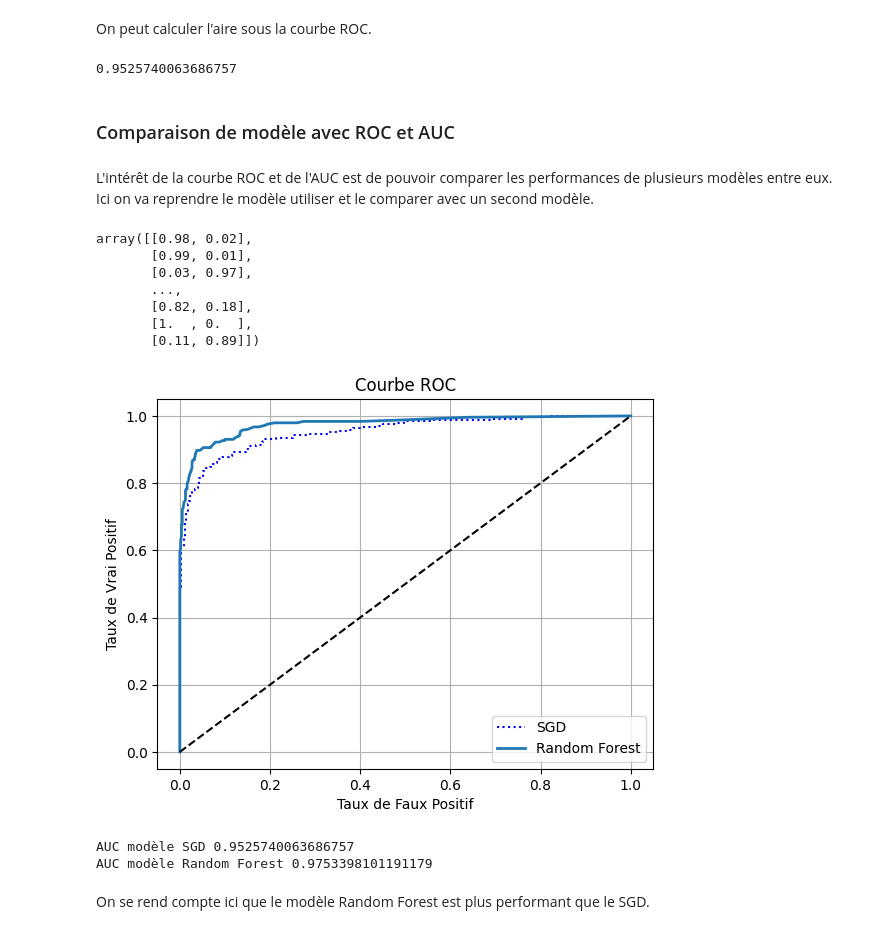
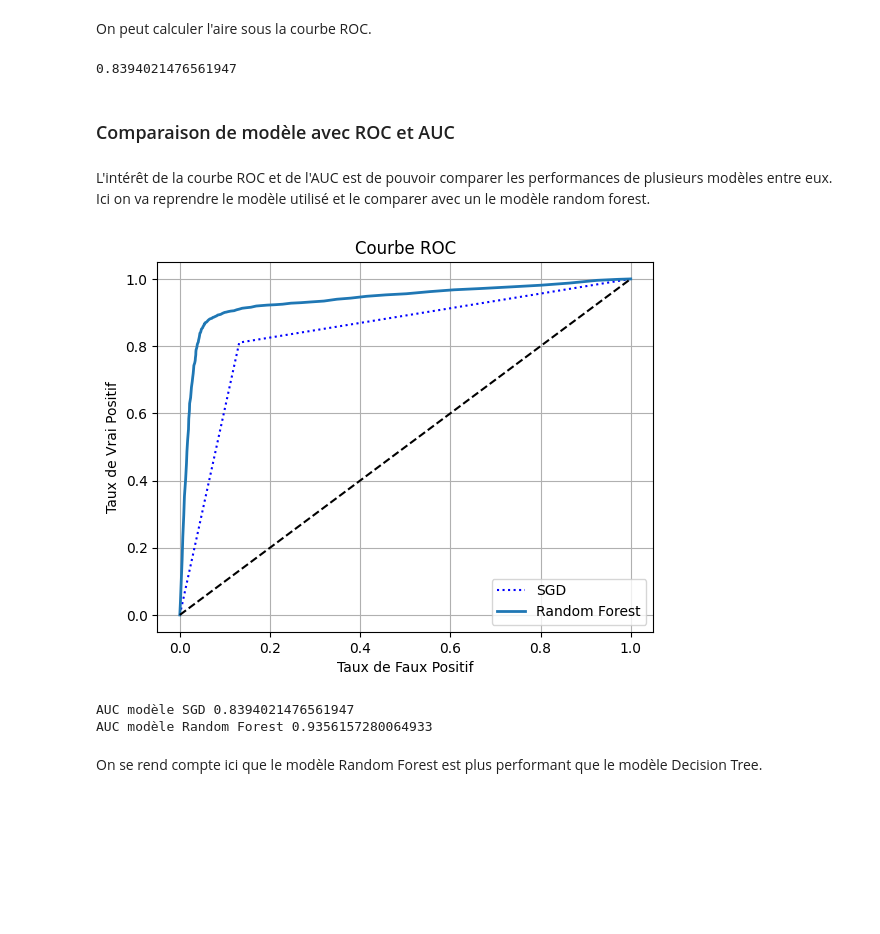
Before and after one commit to ElieLECAS/ML_avance, a Jupyter notebook: roc_auc/roc_auc.ipynb, the cells around one changed output. Saved outputs shown, nothing was run; the diff lists cells and outputs as text; code cells hidden in the pictures; blank space fills up the shorter version.

```diff
--- a/roc_auc/roc_auc.ipynb
+++ b/roc_auc/roc_auc.ipynb
@@ -212,7 +246,7 @@ On va maintenant représenter la courbe ROC. Pour rappel la courbe ROC est obten
 from sklearn.metrics import roc_curve
 
 # La fonction roc_curve retourne le FPR, TPR et les seuils
-fpr_sgd, tpr_sgd, tresholds = roc_curve(y_train, y_scores_sgd)
+fpr_tr, tpr_tr, tresholds_tr = roc_curve(y_train, y_scores_tr)
 # %%
 # Fonction pour représenter la courbe ROC
 def plot_roc_curve(fpr, tpr, label=None):
@@ -235,41 +269,33 @@ On peut calculer l'aire sous la courbe ROC.
 # %%
 from sklearn.metrics import roc_auc_score
 
-display(roc_auc_score(y_train, y_scores_sgd))
+display(roc_auc_score(y_train, y_scores_tr))
 # %% [output]
-0.9525740063686757
+0.8394021476561947
 # %% [markdown]
 ### Comparaison de modèle avec ROC et AUC
 # %% [markdown]
 L'intérêt de la courbe ROC et de l'AUC est de pouvoir comparer les performances de plusieurs modèles entre eux.
-Ici on va reprendre le modèle utiliser et le comparer avec un second modèle.
+Ici on va reprendre le modèle utilisé et le comparer avec un le modèle random forest.
 # %%
 # On récupere les scores pour le modèle random forest
 y_probas_rf = cross_val_predict(rf_clf, X_train, y_train, cv=5, method="predict_proba")
-display(y_probas_rf)
 y_scores_rf = y_probas_rf[:, 1]
 
 # On calcule le TPR et FPR pour le modèle random forest
-fpr_forest, tpr_forest, thresholds_forest = roc_curve(y_train, y_scores_rf)
+fpr_rf, tpr_rf, thresholds_rf = roc_curve(y_train, y_scores_rf)
 
 # On représente graphiquement les deux modèles
-plt.plot(fpr_sgd, tpr_sgd, "b:", label="SGD")
-plot_roc_curve(fpr_forest, tpr_forest, "Random Forest")
+plt.plot(fpr_tr, tpr_tr, "b:", label="SGD")
+plot_roc_curve(fpr_rf, tpr_rf, "Random Forest")
 plt.legend(loc="lower right")
 plt.show()
 
-print("AUC modèle SGD", roc_auc_score(y_train, y_scores_sgd))
+print("AUC modèle SGD", roc_auc_score(y_train, y_scores_tr))
 print("AUC modèle Random Forest", roc_auc_score(y_train, y_scores_rf))
 # %% [output]
+[figure, new version]
-array([[0.98, 0.02],
-       [0.99, 0.01],
-       [0.03, 0.97],
-       ...,
-       [0.82, 0.18],
-       [1.  , 0.  ],
-       [0.11, 0.89]])
+AUC modèle SGD 0.8394021476561947
+AUC modèle Random Forest 0.9356157280064933
-[figure, old version]
-AUC modèle SGD 0.9525740063686757
-AUC modèle Random Forest 0.9753398101191179
 # %% [markdown]
-On se rend compte ici que le modèle Random Forest est plus performant que le SGD.
+On se rend compte ici que le modèle Random Forest est plus performant que le modèle Decision Tree.
```
Also changed, not shown: parts of 30 cells of this notebook, 5 other files.
